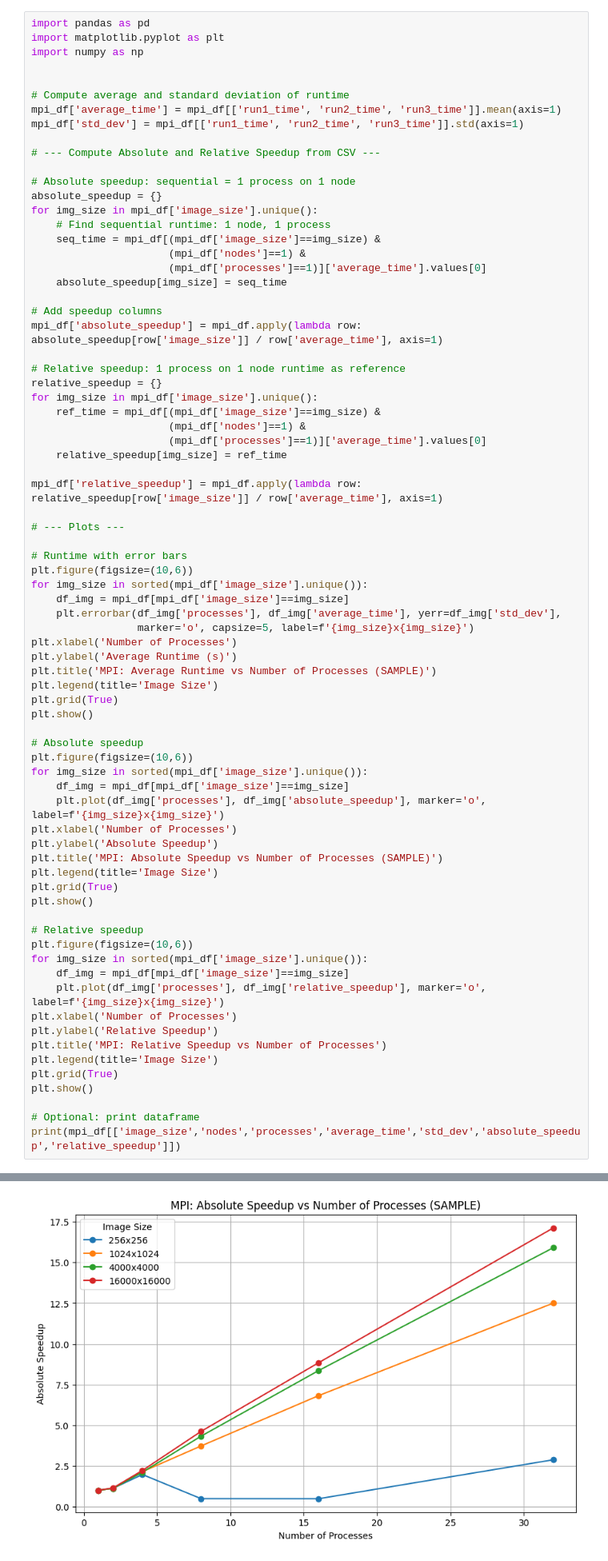
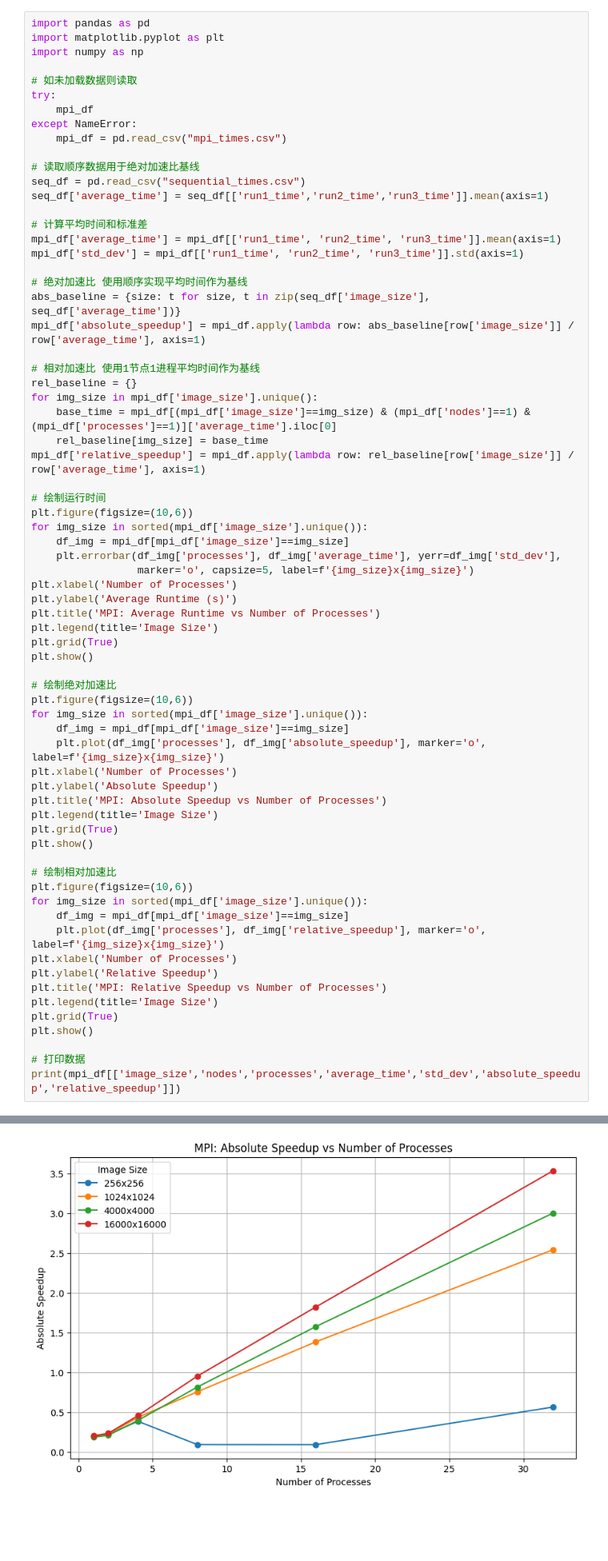
Before and after one commit to RichardHuang0001/my-asm-1, a Jupyter notebook: report/CMSC5702_Assignment_1_report.ipynb, the cells around one changed output, grey strips where cells are left out. Shown: that part at 80% size. Saved outputs shown, nothing was run; the diff lists cells and outputs as text; blank space fills up the shorter version.

```diff
--- a/report/CMSC5702_Assignment_1_report.ipynb
+++ b/report/CMSC5702_Assignment_1_report.ipynb
@@ -295,38 +306,32 @@ import pandas as pd
 import matplotlib.pyplot as plt
 import numpy as np
 
+# 如未加载数据则读取
+try:
+    mpi_df
+except NameError:
+    mpi_df = pd.read_csv("mpi_times.csv")
 
-# Compute average and standard deviation of runtime
+# 读取顺序数据用于绝对加速比基线
+seq_df = pd.read_csv("sequential_times.csv")
+seq_df['average_time'] = seq_df[['run1_time','run2_time','run3_time']].mean(axis=1)
+
+# 计算平均时间和标准差
 mpi_df['average_time'] = mpi_df[['run1_time', 'run2_time', 'run3_time']].mean(axis=1)
 mpi_df['std_dev'] = mpi_df[['run1_time', 'run2_time', 'run3_time']].std(axis=1)
 
-# --- Compute Absolute and Relative Speedup from CSV ---
+# 绝对加速比 使用顺序实现平均时间作为基线
+abs_baseline = {size: t for size, t in zip(seq_df['image_size'], seq_df['average_time'])}
+mpi_df['absolute_speedup'] = mpi_df.apply(lambda row: abs_baseline[row['image_size']] / row['average_time'], axis=1)
 
-# Absolute speedup: sequential = 1 process on 1 node
-absolute_speedup = {}
+# 相对加速比 使用1节点1进程平均时间作为基线
+rel_baseline = {}
 for img_size in mpi_df['image_size'].unique():
-    # Find sequential runtime: 1 node, 1 process
-    seq_time = mpi_df[(mpi_df['image_size']==img_size) &
-                      (mpi_df['nodes']==1) &
-                      (mpi_df['processes']==1)]['average_time'].values[0]
-    absolute_speedup[img_size] = seq_time
+    base_time = mpi_df[(mpi_df['image_size']==img_size) & (mpi_df['nodes']==1) & (mpi_df['processes']==1)]['average_time'].iloc[0]
+    rel_baseline[img_size] = base_time
+mpi_df['relative_speedup'] = mpi_df.apply(lambda row: rel_baseline[row['image_size']] / row['average_time'], axis=1)
 
-# Add speedup columns
-mpi_df['absolute_speedup'] = mpi_df.apply(lambda row: absolute_speedup[row['image_size']] / row['average_time'], axis=1)
-
-# Relative speedup: 1 process on 1 node runtime as reference
-relative_speedup = {}
-for img_size in mpi_df['image_size'].unique():
-    ref_time = mpi_df[(mpi_df['image_size']==img_size) &
-                      (mpi_df['nodes']==1) &
-                      (mpi_df['processes']==1)]['average_time'].values[0]
-    relative_speedup[img_size] = ref_time
-
-mpi_df['relative_speedup'] = mpi_df.apply(lambda row: relative_speedup[row['image_size']] / row['average_time'], axis=1)
-
-# --- Plots ---
-
-# Runtime with error bars
+# 绘制运行时间
 plt.figure(figsize=(10,6))
 for img_size in sorted(mpi_df['image_size'].unique()):
     df_img = mpi_df[mpi_df['image_size']==img_size]
@@ -334,24 +339,24 @@ for img_size in sorted(mpi_df['image_size'].unique()):
                  marker='o', capsize=5, label=f'{img_size}x{img_size}')
 plt.xlabel('Number of Processes')
 plt.ylabel('Average Runtime (s)')
-plt.title('MPI: Average Runtime vs Number of Processes (SAMPLE)')
+plt.title('MPI: Average Runtime vs Number of Processes')
 plt.legend(title='Image Size')
 plt.grid(True)
 plt.show()
 
-# Absolute speedup
+# 绘制绝对加速比
 plt.figure(figsize=(10,6))
 for img_size in sorted(mpi_df['image_size'].unique()):
     df_img = mpi_df[mpi_df['image_size']==img_size]
     plt.plot(df_img['processes'], df_img['absolute_speedup'], marker='o', label=f'{img_size}x{img_size}')
 plt.xlabel('Number of Processes')
 plt.ylabel('Absolute Speedup')
-plt.title('MPI: Absolute Speedup vs Number of Processes (SAMPLE)')
+plt.title('MPI: Absolute Speedup vs Number of Processes')
 plt.legend(title='Image Size')
 plt.grid(True)
 plt.show()
 
-# Relative speedup
+# 绘制相对加速比
 plt.figure(figsize=(10,6))
 for img_size in sorted(mpi_df['image_size'].unique()):
     df_img = mpi_df[mpi_df['image_size']==img_size]
@@ -363,6 +368,6 @@ plt.legend(title='Image Size')
 plt.grid(True)
 plt.show()
 
-# Optional: print dataframe
+# 打印数据
 print(mpi_df[['image_size','nodes','processes','average_time','std_dev','absolute_speedup','relative_speedup']])
 # %% [output]
@@ -370,3 +375,3 @@ print(mpi_df[['image_size','nodes','processes','average_time','std_dev','absolut
-[figure, old version]
+[figure, new version]
 [figure]
     image_size  nodes  processes  average_time   std_dev  absolute_speedup  \
```
Also changed, not shown: parts of 2 cells of this notebook, 2 other files.
